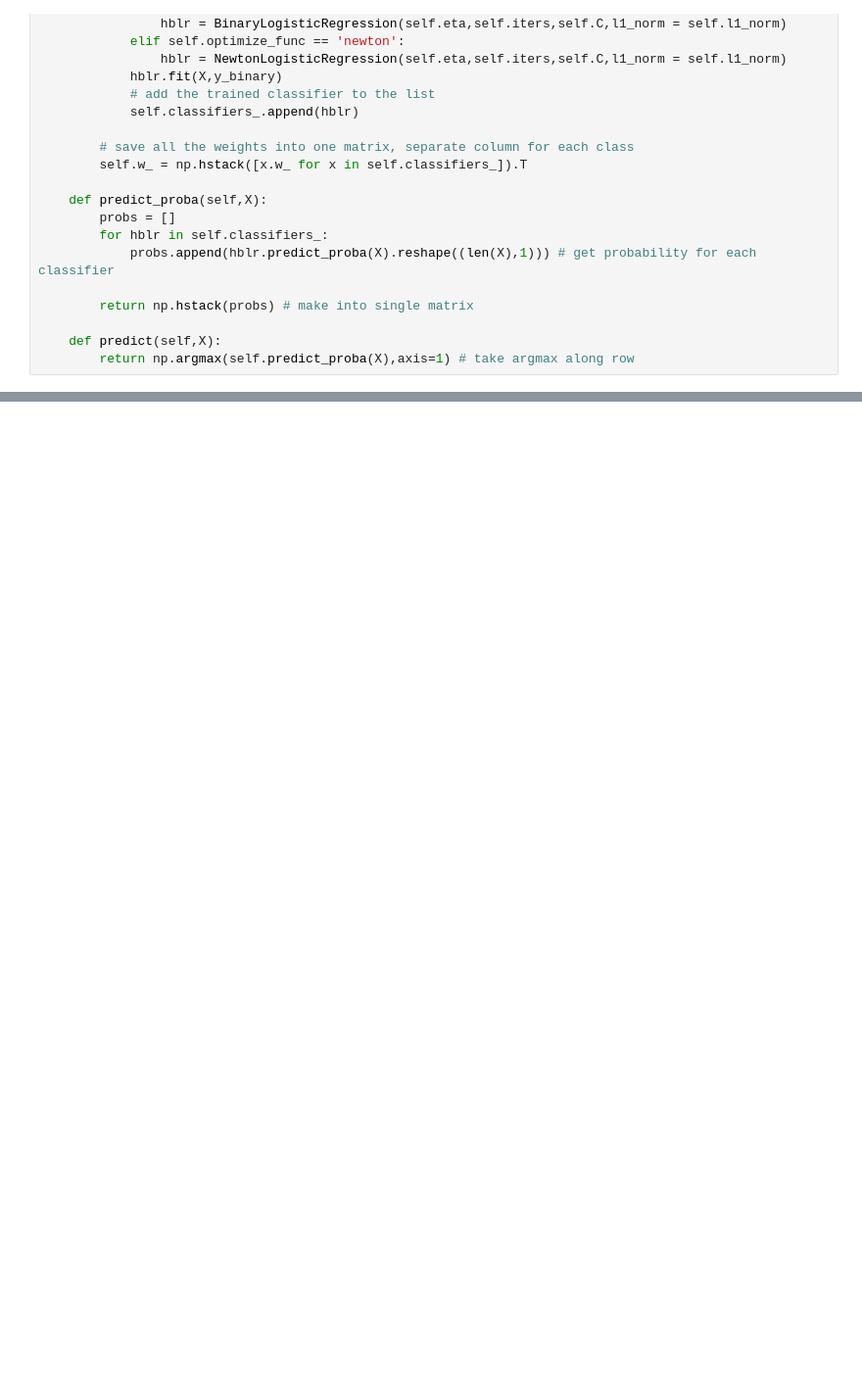
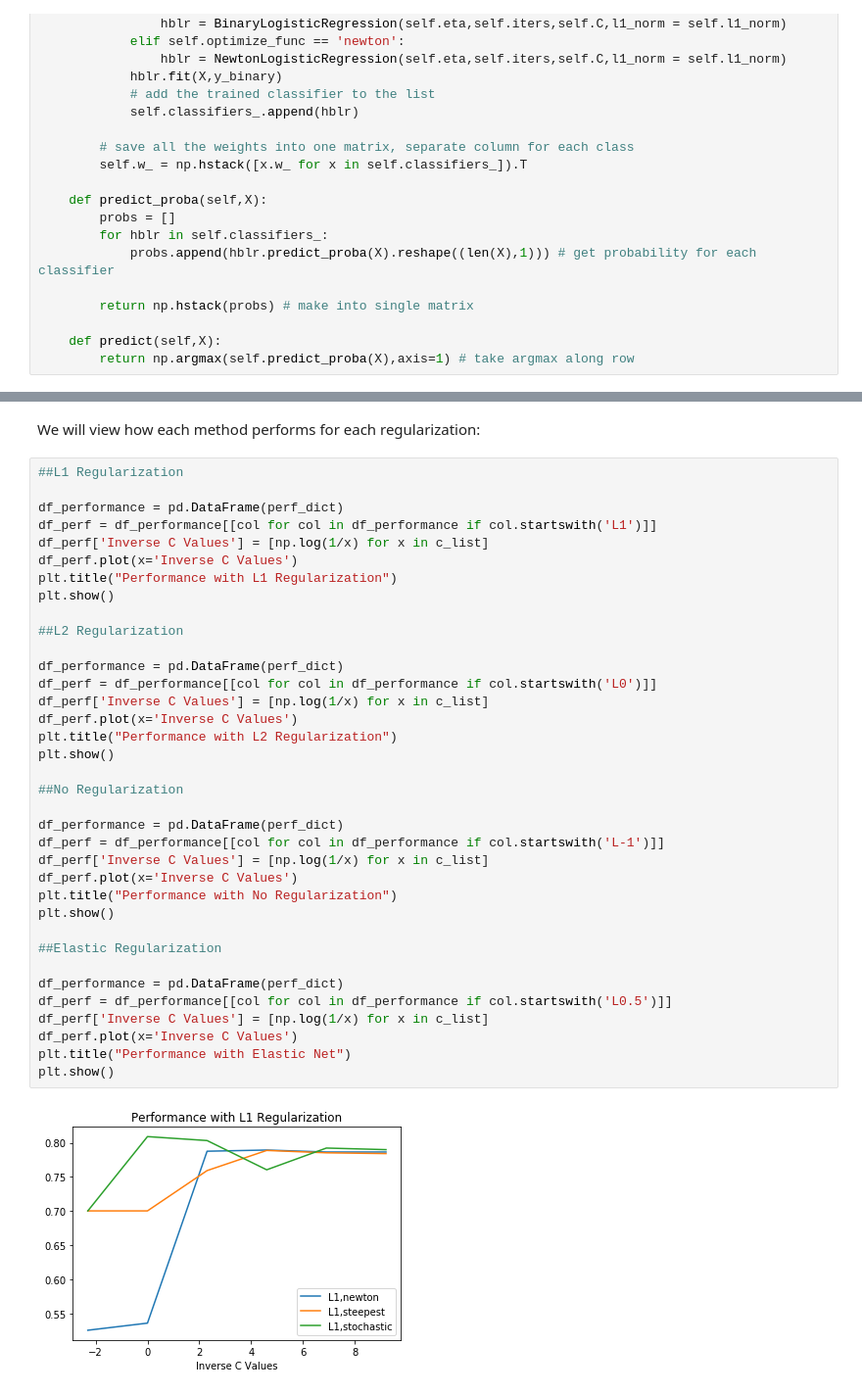
Before and after one commit to popov95s/CSE5324-Labs, a Jupyter notebook: lab-three/Momin Notebook.ipynb, the cells around one changed output, grey strips where cells are left out. Shown: that part at 98% size. Cells and saved outputs as stored; diff of their text form; blank space fills up the shorter version.

```diff
--- a/lab-three/Momin Notebook.ipynb
+++ b/lab-three/Momin Notebook.ipynb
@@ -416,0 +406,40 @@ Wall time: 8.02 ms
+# %% [markdown]
+We will view how each method performs for each regularization:
+# %%
+##L1 Regularization
+
+df_performance = pd.DataFrame(perf_dict)
+df_perf = df_performance[[col for col in df_performance if col.startswith('L1')]]
+df_perf['Inverse C Values'] = [np.log(1/x) for x in c_list]
+df_perf.plot(x='Inverse C Values')
+plt.title("Performance with L1 Regularization")
+plt.show()
+
+##L2 Regularization
+
+df_performance = pd.DataFrame(perf_dict)
+df_perf = df_performance[[col for col in df_performance if col.startswith('L0')]]
+df_perf['Inverse C Values'] = [np.log(1/x) for x in c_list]
+df_perf.plot(x='Inverse C Values')
+plt.title("Performance with L2 Regularization")
+plt.show()
+
+##No Regularization
+
+df_performance = pd.DataFrame(perf_dict)
+df_perf = df_performance[[col for col in df_performance if col.startswith('L-1')]]
+df_perf['Inverse C Values'] = [np.log(1/x) for x in c_list]
+df_perf.plot(x='Inverse C Values')
+plt.title("Performance with No Regularization")
+plt.show()
+
+##Elastic Regularization
+
+df_performance = pd.DataFrame(perf_dict)
+df_perf = df_performance[[col for col in df_performance if col.startswith('L0.5')]]
+df_perf['Inverse C Values'] = [np.log(1/x) for x in c_list]
+df_perf.plot(x='Inverse C Values')
+plt.title("Performance with Elastic Net")
+plt.show()
+# %% [output]
+[figure, added]
```
Also changed, not shown: parts of 12 cells of this notebook.
